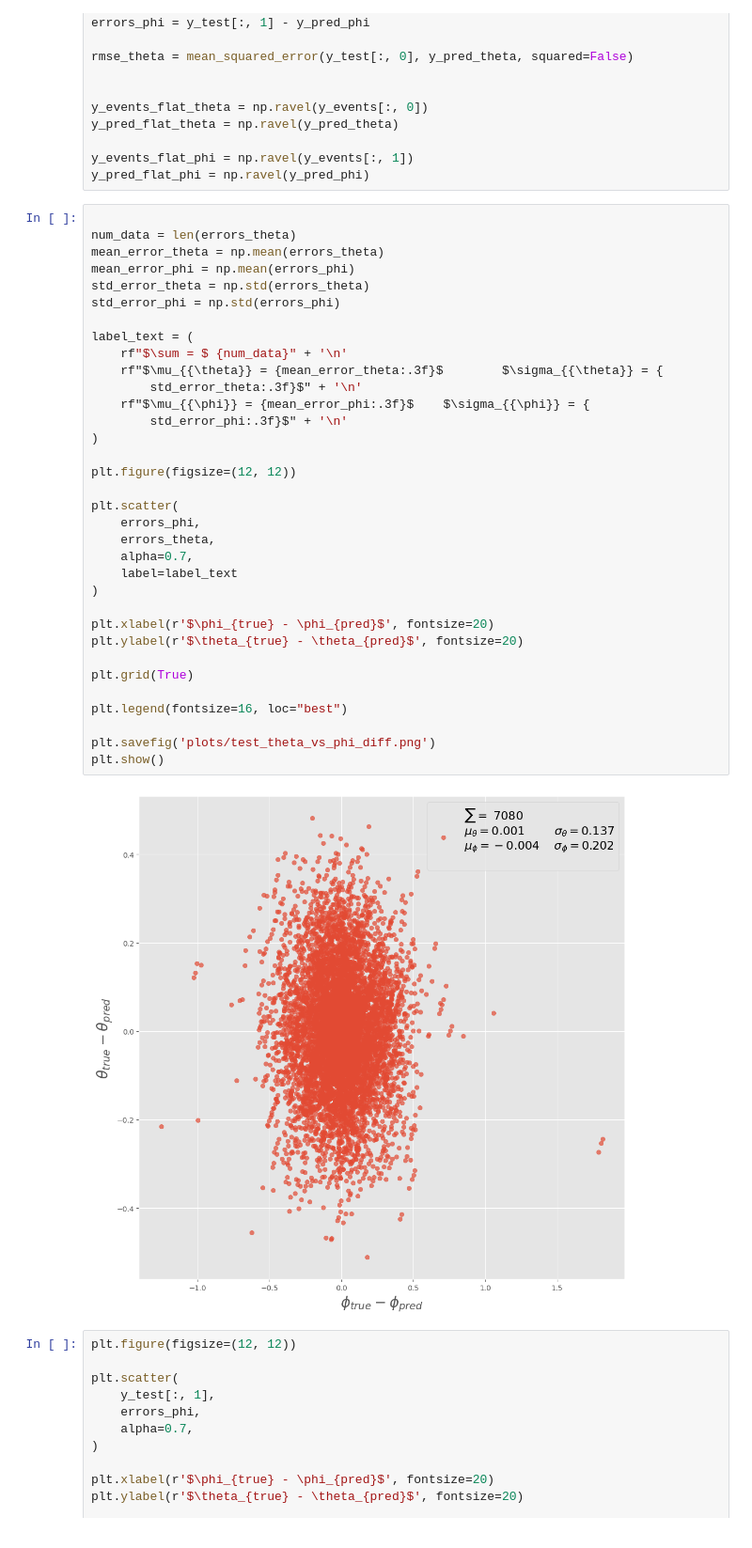
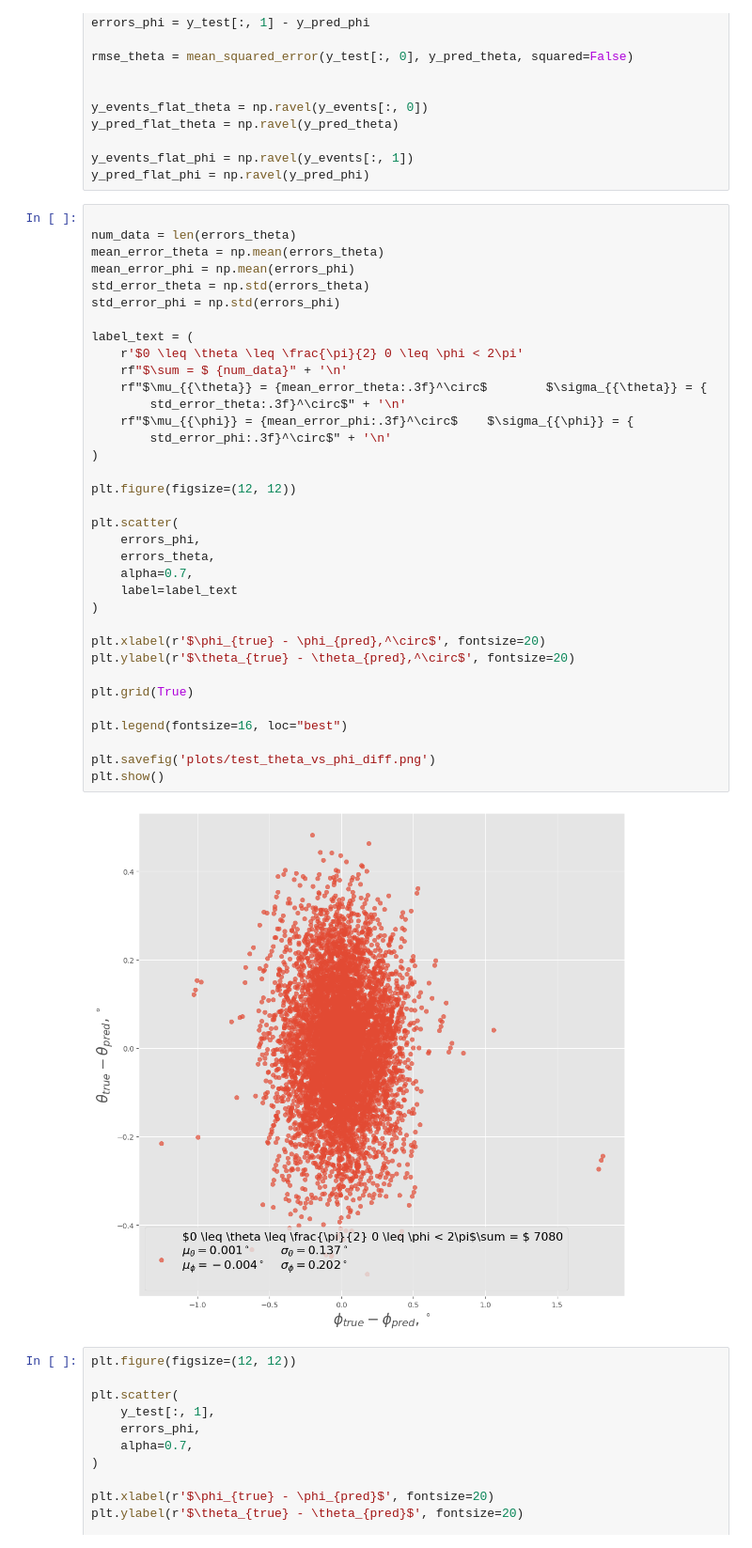
Before and after one commit to matalhim/EAS, a Jupyter notebook: direction/test.ipynb, the cells around one changed output. Shown at 94% size. Saved outputs shown, nothing was run; the diff lists cells and outputs as text.

```diff
--- a/direction/test.ipynb
+++ b/direction/test.ipynb
@@ -240,39 +240,40 @@ y_pred_flat_phi = np.ravel(y_pred_phi)
 # %%
 
 num_data = len(errors_theta)
 mean_error_theta = np.mean(errors_theta)
 mean_error_phi = np.mean(errors_phi)
 std_error_theta = np.std(errors_theta)
 std_error_phi = np.std(errors_phi)
 
 label_text = (
+    r'$0 \leq \theta \leq \frac{\pi}{2} 0 \leq \phi < 2\pi'
     rf"$\sum = $ {num_data}" + '\n'
-    rf"$\mu_{{\theta}} = {mean_error_theta:.3f}$        $\sigma_{{\theta}} = {
-        std_error_theta:.3f}$" + '\n'
-    rf"$\mu_{{\phi}} = {mean_error_phi:.3f}$    $\sigma_{{\phi}} = {
-        std_error_phi:.3f}$" + '\n'
+    rf"$\mu_{{\theta}} = {mean_error_theta:.3f}^\circ$        $\sigma_{{\theta}} = {
+        std_error_theta:.3f}^\circ$" + '\n'
+    rf"$\mu_{{\phi}} = {mean_error_phi:.3f}^\circ$    $\sigma_{{\phi}} = {
+        std_error_phi:.3f}^\circ$" + '\n'
 )
 
 plt.figure(figsize=(12, 12))
 
 plt.scatter(
     errors_phi,
     errors_theta,
     alpha=0.7,
     label=label_text
 )
 
-plt.xlabel(r'$\phi_{true} - \phi_{pred}$', fontsize=20)
-plt.ylabel(r'$\theta_{true} - \theta_{pred}$', fontsize=20)
+plt.xlabel(r'$\phi_{true} - \phi_{pred},^\circ$', fontsize=20)
+plt.ylabel(r'$\theta_{true} - \theta_{pred},^\circ$', fontsize=20)
 
 plt.grid(True)
 
 plt.legend(fontsize=16, loc="best")
 
 plt.savefig('plots/test_theta_vs_phi_diff.png')
 plt.show()
 # %% [output]
-[figure, old version]
+[figure, new version]
 # %%
 plt.figure(figsize=(12, 12))
 
```
